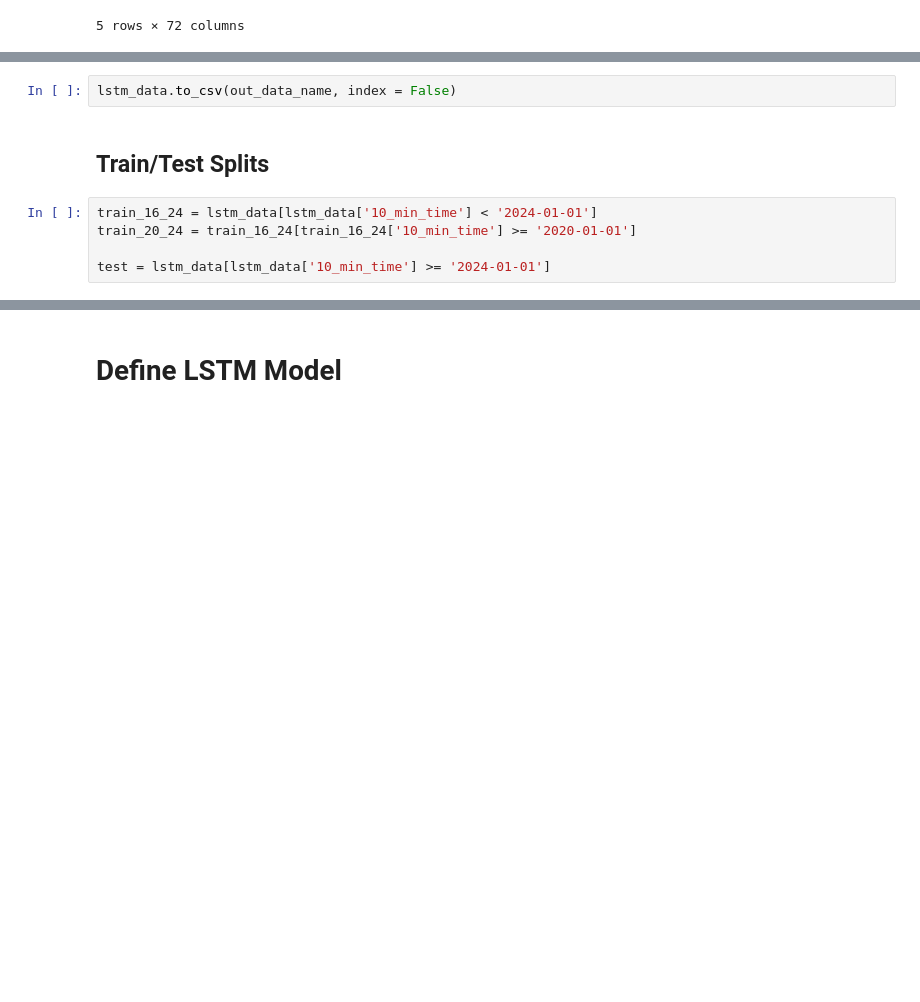
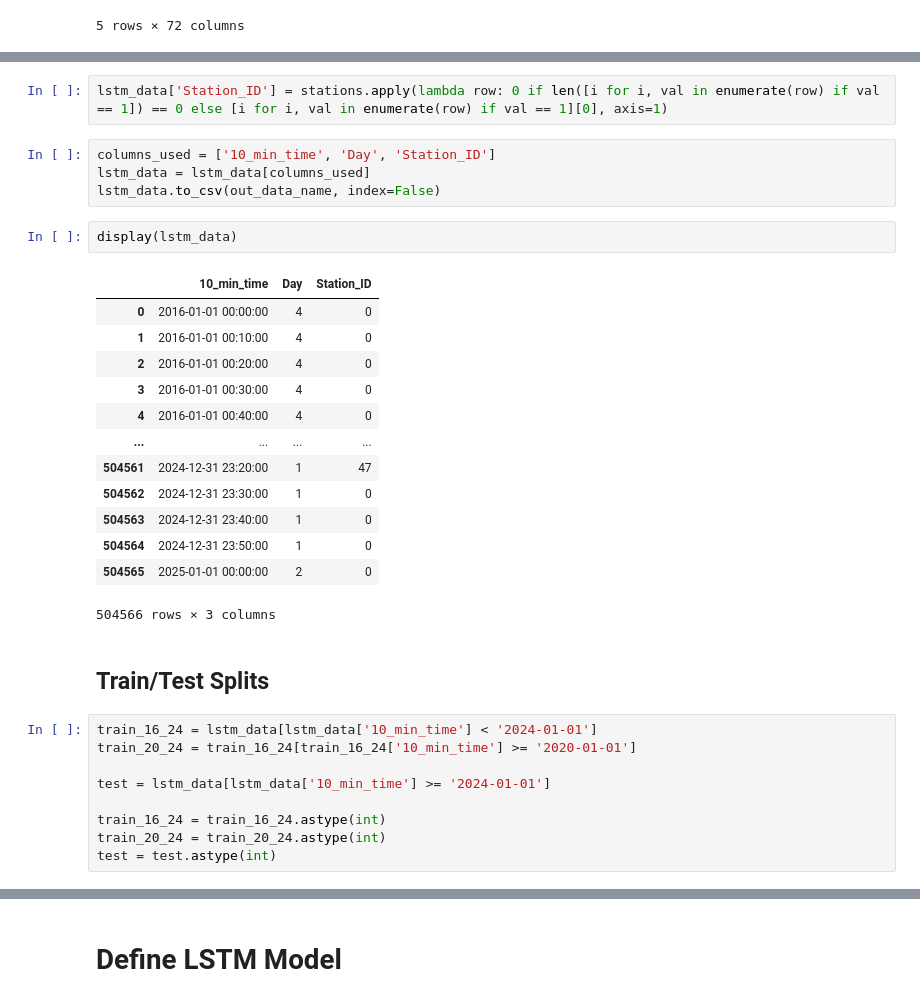
Before and after one commit to michelleyucollins/TardyTerminatorCommittee, a Jupyter notebook: subway_analysis/models/LSTM_model.ipynb, the cells around one changed output, grey strips where cells are left out. Cells and saved outputs as stored; diff of their text form; blank space fills up the shorter version.

```diff
--- a/subway_analysis/models/LSTM_model.ipynb
+++ b/subway_analysis/models/LSTM_model.ipynb
@@ -67,5 +95,25 @@ display(lstm_data.head())
+# %%
+lstm_data['Station_ID'] = stations.apply(lambda row: 0 if len([i for i, val in enumerate(row) if val == 1]) == 0 else [i for i, val in enumerate(row) if val == 1][0], axis=1)
 # %%
-lstm_data.to_csv(out_data_name, index = False)
+columns_used = ['10_min_time', 'Day', 'Station_ID']
+lstm_data = lstm_data[columns_used]
+lstm_data.to_csv(out_data_name, index=False)
+# %%
+display(lstm_data)
+# %% [output]
+|  | 10_min_time | Day | Station_ID |
+| 0 | 2016-01-01 00:00:00 | 4 | 0 |
+| 1 | 2016-01-01 00:10:00 | 4 | 0 |
+| 2 | 2016-01-01 00:20:00 | 4 | 0 |
+| 3 | 2016-01-01 00:30:00 | 4 | 0 |
+| 4 | 2016-01-01 00:40:00 | 4 | 0 |
+| ... | ... | ... | ... |
+| 504561 | 2024-12-31 23:20:00 | 1 | 47 |
+| 504562 | 2024-12-31 23:30:00 | 1 | 0 |
+| 504563 | 2024-12-31 23:40:00 | 1 | 0 |
+| 504564 | 2024-12-31 23:50:00 | 1 | 0 |
+| 504565 | 2025-01-01 00:00:00 | 2 | 0 |
+504566 rows × 3 columns
 # %% [markdown]
 ## Train/Test Splits
 # %%
@@ -73,3 +121,7 @@ train_16_24 = lstm_data[lstm_data['10_min_time'] < '2024-01-01']
 train_20_24 = train_16_24[train_16_24['10_min_time'] >= '2020-01-01']
 
 test = lstm_data[lstm_data['10_min_time'] >= '2024-01-01']
+
+train_16_24 = train_16_24.astype(int)
+train_20_24 = train_20_24.astype(int)
+test = test.astype(int)
```
Also changed, not shown: parts of 17 cells of this notebook.
